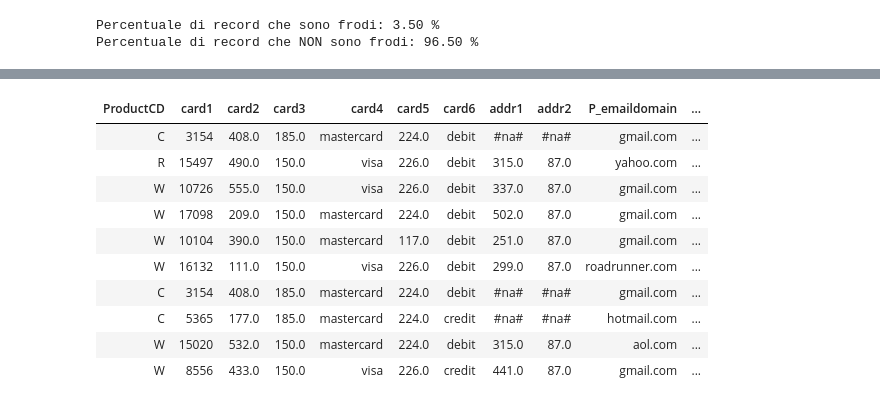
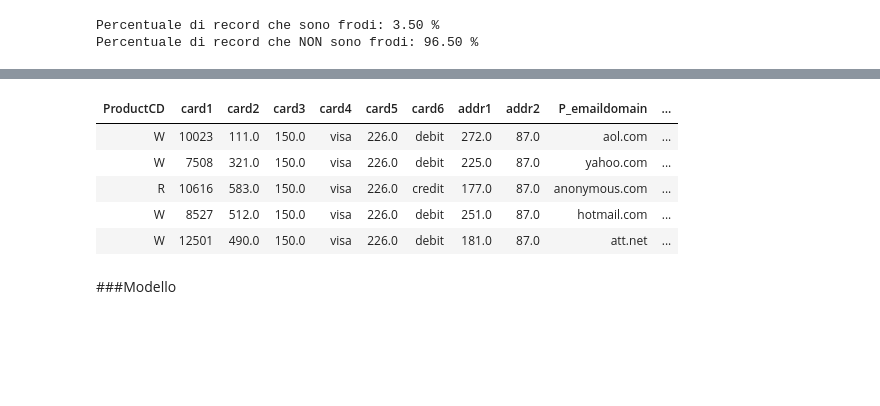
Before and after one commit to fumo88/TVML_notebooks, a Jupyter notebook: IEEE_CIS_Fraud_Detection.ipynb, the cells around one changed output, grey strips where cells are left out. Cells and saved outputs as stored; diff of their text form; code cells hidden in the pictures; blank space fills up the shorter version.

```diff
--- a/IEEE_CIS_Fraud_Detection.ipynb
+++ b/IEEE_CIS_Fraud_Detection.ipynb
@@ -175,12 +316 @@ dep_var = 'isFraud'
 procs = [FillMissing, Categorify, Normalize]
-# %%
-#raccolgo le label della var categoriche
-cat_names = train.columns[2:11].tolist() + train.columns[13:15].tolist() + train.columns[44:53].tolist() + train.columns[403:].tolist();
-#cat_names #decommenta per print
-# %%
-#raccolgo le label della var continue
-cont_names = train.columns[1:2].tolist() + train.columns[11:13].tolist() + train.columns[15:44].tolist() + train.columns[53:403].tolist();
-#cont_names #decommenta per print
-# %%
-#test set per fastai
-test = TabularList.from_df(train.iloc[test_split].copy(), path=folder_path, cat_names=cat_names, cont_names=cont_names)
@@ -193,0 +317,4 @@ data = (TabularList.from_df(train, path=folder_path, cat_names=cat_names, cont_n
+# %%
+%%time
+#creo un TabularDataBunch
+data = TabularDataBunch.from_df(path=folder_path, df=train, dep_var=dep_var, valid_idx=list(valid_split), procs=procs, cat_names=cat_names, cont_names=cont_names, bs=bs, test_df=test)
@@ -194,17 +324,14 @@ data = (TabularList.from_df(train, path=folder_path, cat_names=cat_names, cont_n
 # %%
 #visualizzo un po' di dati per vedere che sia tutto ok
-data.show_batch(rows=10)
+data.show_batch(rows=5)
 # %% [output]
 | ProductCD | card1 | card2 | card3 | card4 | card5 | card6 | addr1 | addr2 | P_emaildomain | ... |
-| C | 3154 | 408.0 | 185.0 | mastercard | 224.0 | debit | #na# | #na# | gmail.com | ... |
-| R | 15497 | 490.0 | 150.0 | visa | 226.0 | debit | 315.0 | 87.0 | yahoo.com | ... |
-| W | 10726 | 555.0 | 150.0 | visa | 226.0 | debit | 337.0 | 87.0 | gmail.com | ... |
-| W | 17098 | 209.0 | 150.0 | mastercard | 224.0 | debit | 502.0 | 87.0 | gmail.com | ... |
-| W | 10104 | 390.0 | 150.0 | mastercard | 117.0 | debit | 251.0 | 87.0 | gmail.com | ... |
-| W | 16132 | 111.0 | 150.0 | visa | 226.0 | debit | 299.0 | 87.0 | roadrunner.com | ... |
-| C | 3154 | 408.0 | 185.0 | mastercard | 224.0 | debit | #na# | #na# | gmail.com | ... |
-| C | 5365 | 177.0 | 185.0 | mastercard | 224.0 | credit | #na# | #na# | hotmail.com | ... |
-| W | 15020 | 532.0 | 150.0 | mastercard | 224.0 | debit | 315.0 | 87.0 | aol.com | ... |
-| W | 8556 | 433.0 | 150.0 | visa | 226.0 | credit | 441.0 | 87.0 | gmail.com | ... |
+| W | 10023 | 111.0 | 150.0 | visa | 226.0 | debit | 272.0 | 87.0 | aol.com | ... |
+| W | 7508 | 321.0 | 150.0 | visa | 226.0 | debit | 225.0 | 87.0 | yahoo.com | ... |
+| R | 10616 | 583.0 | 150.0 | visa | 226.0 | credit | 177.0 | 87.0 | anonymous.com | ... |
+| W | 8527 | 512.0 | 150.0 | visa | 226.0 | debit | 251.0 | 87.0 | hotmail.com | ... |
+| W | 12501 | 490.0 | 150.0 | visa | 226.0 | debit | 181.0 | 87.0 | att.net | ... |
+# %% [markdown]
+###Modello
 # %%
 #creo il tabular_learner
```
Also changed, not shown: parts of 80 cells of this notebook.
